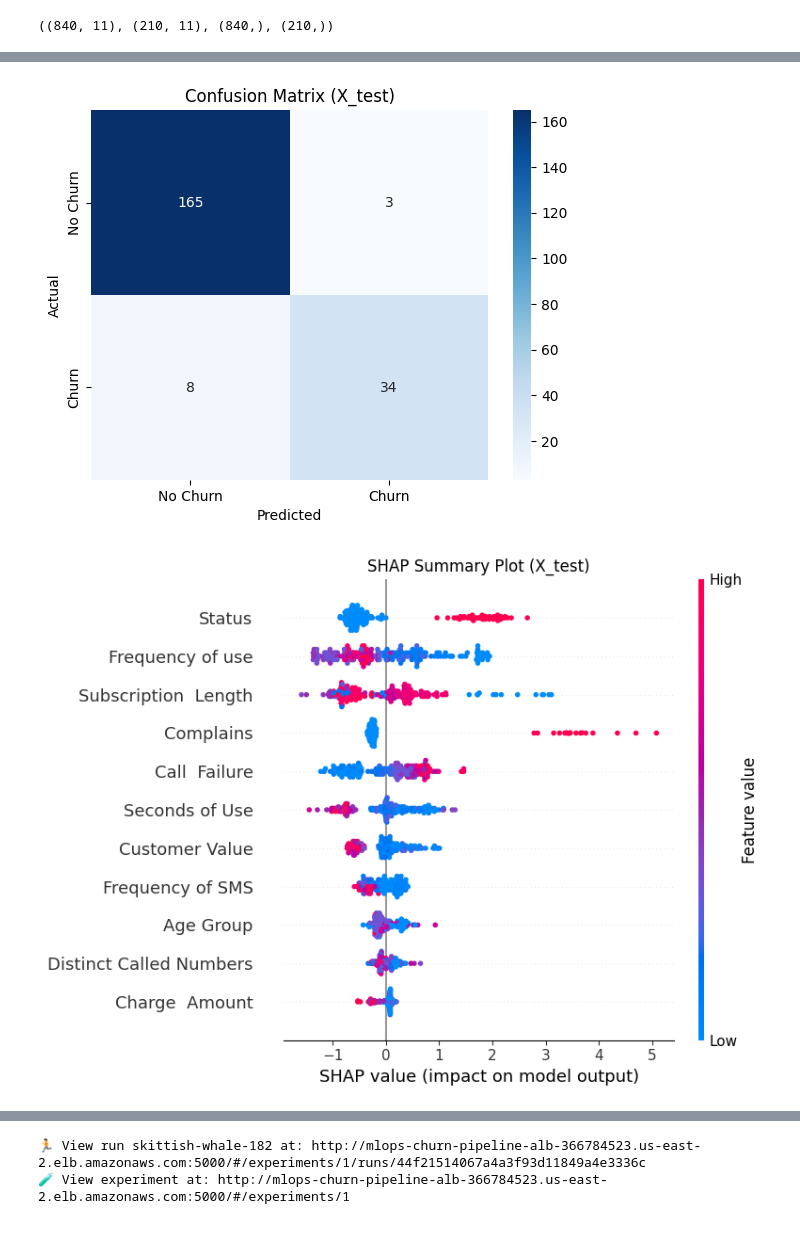
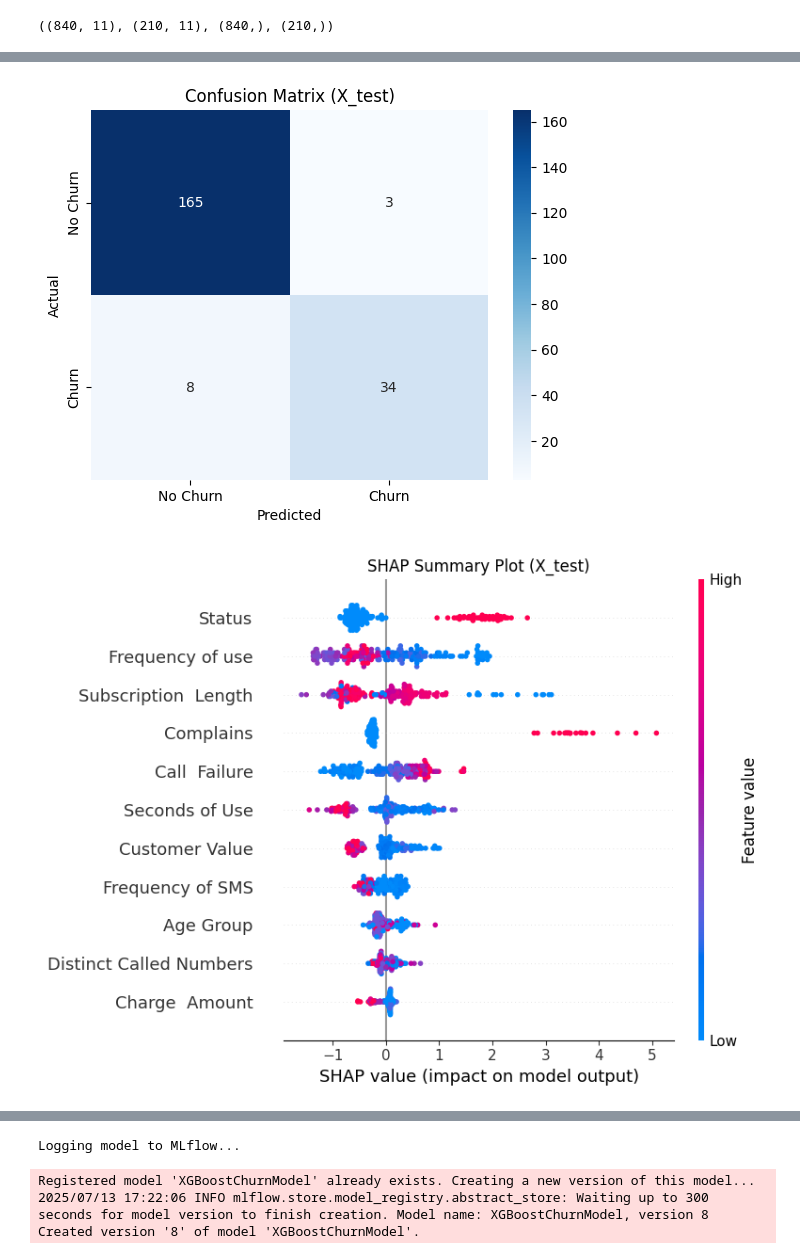
Before and after one commit to paultongyoo/churn-model-evaluation-platform, a Jupyter notebook: customer_churn.ipynb, the cells around one changed output, grey strips where cells are left out. Saved outputs shown, nothing was run; the diff lists cells and outputs as text; code cells hidden in the pictures.

Commit message:
Updated notebook to alias logged model and log training data as artifact

```diff
--- a/customer_churn.ipynb
+++ b/customer_churn.ipynb
@@ -134,7 +135,15 @@ base_params = {
 }
 clf = train_model(X_train, y_train, base_params)
 # %%
-def evaluate_model(model, data_X, data_y, dataset_name, log_model=False):
+def evaluate_model(
+    model,
+    data_X,
+    data_y,
+    dataset_name,
+    log_model=False,
+    log_model_X_train=None,
+    log_model_y_train=None,
+):
     with mlflow.start_run():
         mlflow.set_tag("dataset", dataset_name)
 
@@ -145,10 +154,9 @@ def evaluate_model(model, data_X, data_y, dataset_name, log_model=False):
 
         mlflow.log_params(model.get_xgb_params())
 
-        y_pred = model.predict(data_X)  # Predict on training data to eval bias first
-        y_pred_proba = model.predict_proba(data_X)
+        y_pred = model.predict(data_X)
 
-        logloss = log_loss(data_y, y_pred_proba)
+        logloss = log_loss(data_y, model.predict_proba(data_X))
         f1 = f1_score(data_y, y_pred)
         precision = precision_score(data_y, y_pred)
         recall = recall_score(data_y, y_pred)
@@ -193,13 +201,30 @@ def evaluate_model(model, data_X, data_y, dataset_name, log_model=False):
         plt.show()
 
         if log_model:
-            mlflow.xgboost.log_model(
+
+            # Save the model to MLflow model registry
+            print("Logging model to MLflow...")
+            logged_result = mlflow.xgboost.log_model(
                 model,
                 artifact_path="model",
                 registered_model_name="XGBoostChurnModel",
                 signature=infer_signature(data_X, y_pred),
                 input_example=data_X.head(1),
             )
+
+            # Log the training data
+            print("Logging training data to MLflow...")
+            train_data_path = "training_data.csv"
+            log_model_X_train.assign(target=log_model_y_train).to_csv(
+                train_data_path, index=False
+            )
+            mlflow.log_artifact(train_data_path, artifact_path="training_data")
+
+            # Set the model alias to "staging" for easy retrieval in the pipeline
+            print("Setting model alias to 'staging' in MLflow...")
+            MlflowClient().set_registered_model_alias(
+                "XGBoostChurnModel", "staging", logged_result.registered_model_version
+            )
 # %%
 def tune_model_with_cv(data_X, data_y):
 
@@ -286,24 +311,32 @@ weighted avg       0.99      0.99      0.99       840
 🧪 View experiment at: http://mlops-churn-pipeline-alb-366784523.us-east-2.elb.amazonaws.com:5000/#/experiments/1
 # %%
 # Next evaluate tuned model on test data to check for variance
-evaluate_model(clf, X_test, y_test, "X_test", log_model=True)
+evaluate_model(
+    clf,
+    X_test,
+    y_test,
+    "X_test",
+    log_model=True,
+    log_model_X_train=X_train,
+    log_model_y_train=y_train,
+)
 # %% [output]
 Training model with the following features:
 - Feature 0: Call  Failure
 - Feature 1: Complains
 - Feature 2: Subscription  Length
 - Feature 3: Charge  Amount
 - Feature 4: Seconds of Use
 - Feature 5: Frequency of use
 - Feature 6: Frequency of SMS
 - Feature 7: Distinct Called Numbers
 - Feature 8: Age Group
 - Feature 9: Status
 - Feature 10: Customer Value
 ... (13 lines left out)
 
     accuracy                           0.95       210
    macro avg       0.94      0.90      0.91       210
 weighted avg       0.95      0.95      0.95       210
 [figure]
-[figure, old version]
+[figure, new version]
@@ -314,2 +344,4 @@ Created version '4' of model 'XGBoostChurnModel'.
-🏃 View run skittish-whale-182 at: http://mlops-churn-pipeline-alb-366784523.us-east-2.elb.amazonaws.com:5000/#/experiments/1/runs/44f21514067a4a3f93d11849a4e3336c
-🧪 View experiment at: http://mlops-churn-pipeline-alb-366784523.us-east-2.elb.amazonaws.com:5000/#/experiments/1
+Logging model to MLflow...
+Registered model 'XGBoostChurnModel' already exists. Creating a new version of this model...
+2025/07/13 17:22:06 INFO mlflow.store.model_registry.abstract_store: Waiting up to 300 seconds for model version to finish creation. Model name: XGBoostChurnModel, version 8
+Created version '8' of model 'XGBoostChurnModel'.
```
Also changed, not shown: parts of 3 cells of this notebook, 2 other files.
